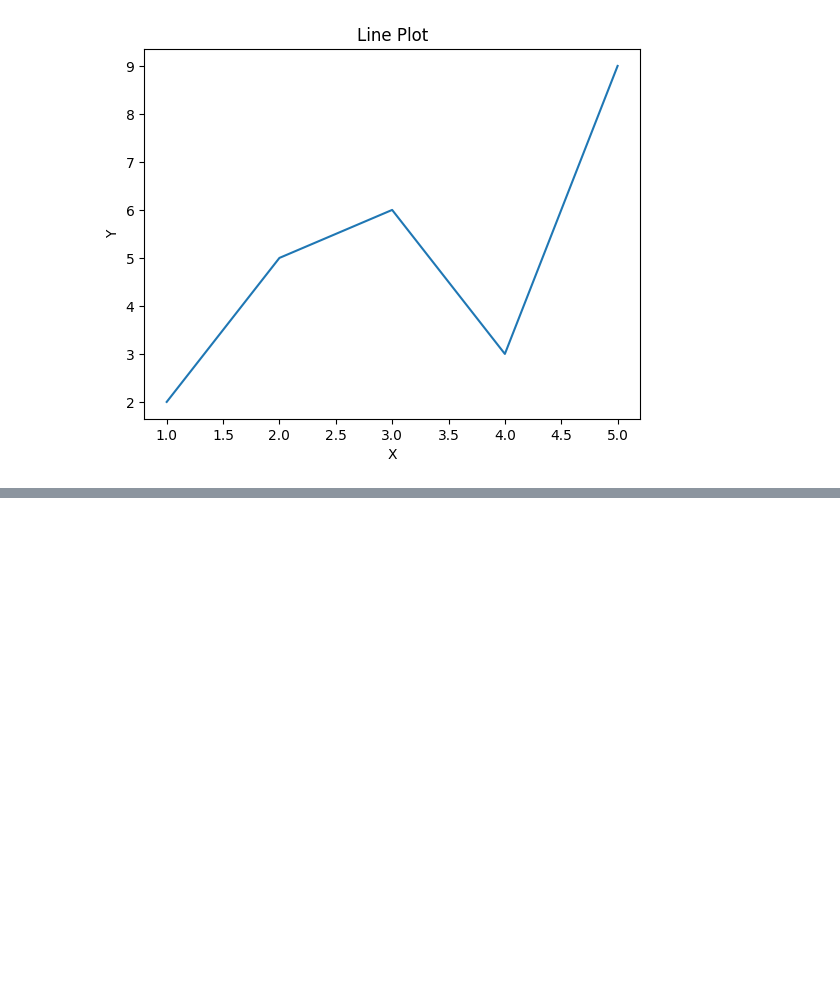
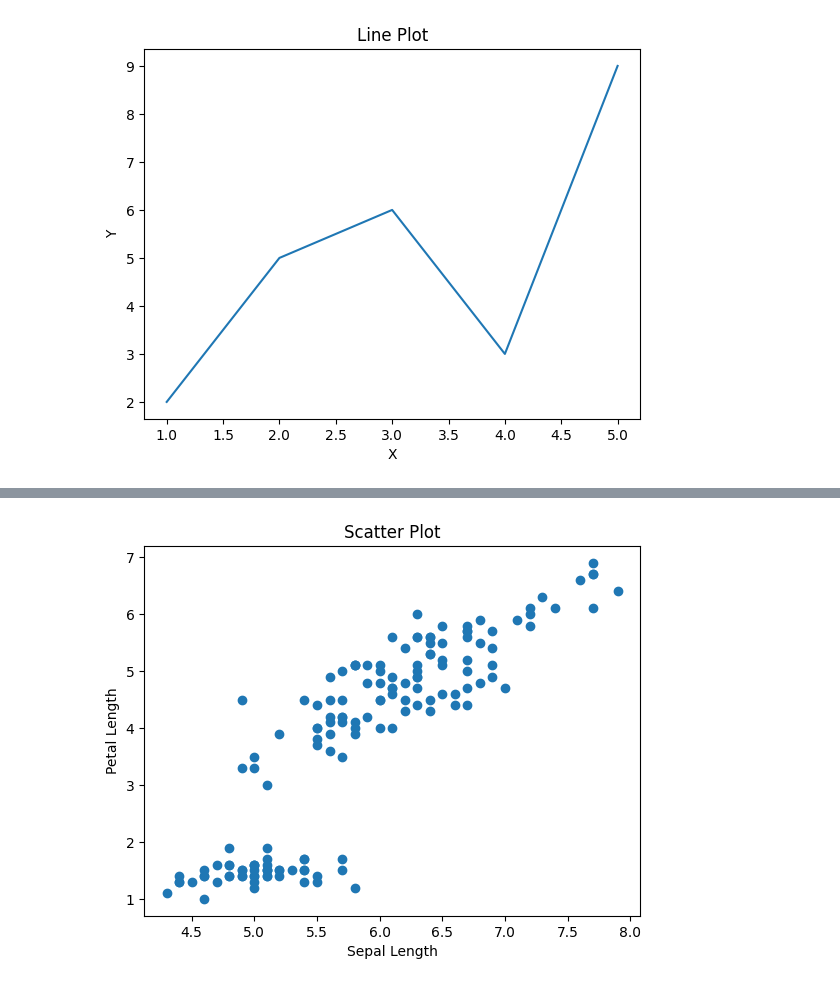
Before and after one commit to dhanusherramuri/AML_MSIS, a Jupyter notebook: AML_LAB_2(11-08-2026).ipynb, the cells around one changed output, grey strips where cells are left out. Saved outputs shown, nothing was run; the diff lists cells and outputs as text; code cells hidden in the pictures; blank space fills up the shorter version.

```diff
--- a/AML_LAB_2(11-08-2026).ipynb
+++ b/AML_LAB_2(11-08-2026).ipynb
@@ -15,3 +15,8 @@ plt.ylabel("Y")
 plt.show()
 # %% [output]
 [figure]
+# %%
+from sklearn.datasets import load_iris
+iris = load_iris(as_frame = True)
+df = iris.frame
+df.head()
@@ -17,0 +30,10 @@ plt.show()
+# %%
+plt.scatter (df['sepal length (cm)'],
+             df['petal length (cm)'])
+
+plt.title ("Scatter Plot")
+plt.xlabel ("Sepal Length")
+plt.ylabel ("Petal Length")
+plt.show()
+# %% [output]
+[figure, added]
```
Also changed, not shown: parts of 3 cells of this notebook.
